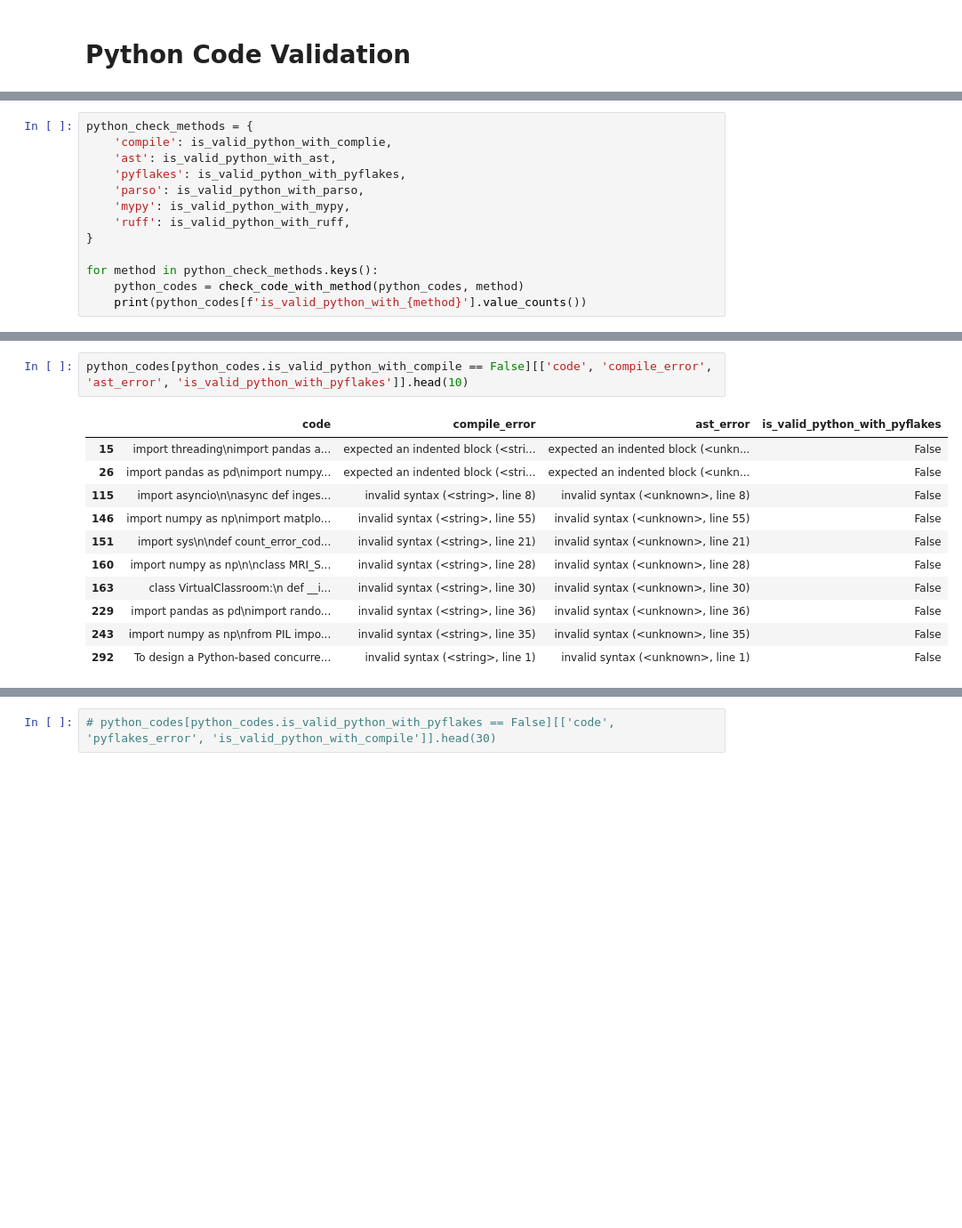
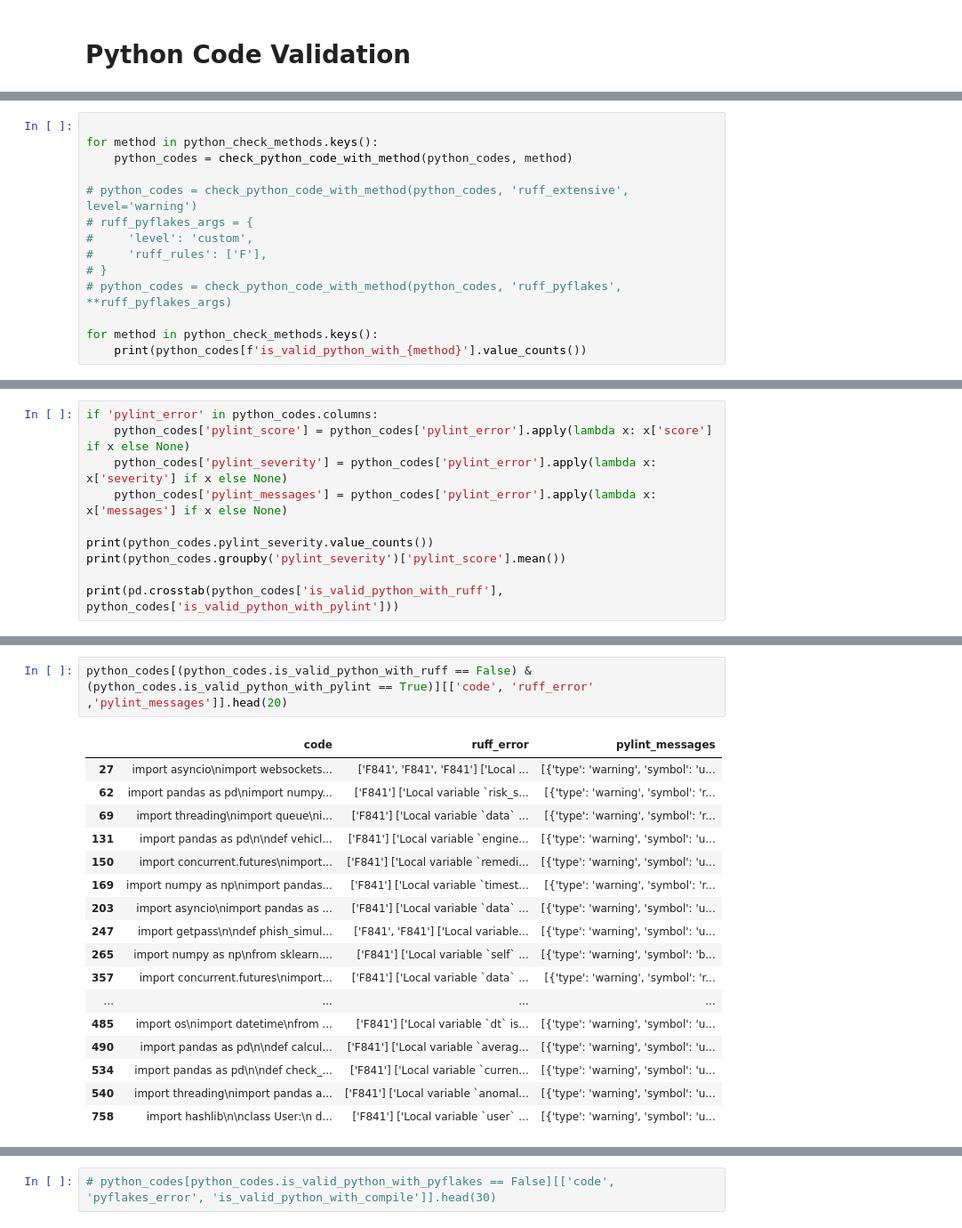
Before and after one commit to gretelai/navigator-helpers, a Jupyter notebook: experiments/code_validation/code_validation.ipynb, the cells around one changed output, grey strips where cells are left out. Shown at 89% size. Cells and saved outputs as stored; diff of their text form; blank space fills up the shorter version.

Commit message:
add pylint

```diff
--- a/experiments/code_validation/code_validation.ipynb
+++ b/experiments/code_validation/code_validation.ipynb
@@ -544,14 +505 @@ def check_code_with_method(df, method='compile', language='python'):
     return df
-# %%
-python_check_methods = {
-    'compile': is_valid_python_with_complie,
-    'ast': is_valid_python_with_ast,
-    'pyflakes': is_valid_python_with_pyflakes,
-    'parso': is_valid_python_with_parso,
-    'mypy': is_valid_python_with_mypy,
-    'ruff': is_valid_python_with_ruff,
-}
-
-for method in python_check_methods.keys():
-    python_codes = check_code_with_method(python_codes, method)
-    print(python_codes[f'is_valid_python_with_{method}'].value_counts())
@@ -577,0 +506,14 @@ Name: count, dtype: int64
+# %%
+
+for method in python_check_methods.keys():
+    python_codes = check_python_code_with_method(python_codes, method)
+
+# python_codes = check_python_code_with_method(python_codes, 'ruff_extensive', level='warning')
+# ruff_pyflakes_args = {
+#     'level': 'custom',
+#     'ruff_rules': ['F'],
+# }
+# python_codes = check_python_code_with_method(python_codes, 'ruff_pyflakes', **ruff_pyflakes_args)
+
+for method in python_check_methods.keys():
+    print(python_codes[f'is_valid_python_with_{method}'].value_counts())
@@ -577,0 +526,10 @@ Name: count, dtype: int64
+# %%
+if 'pylint_error' in python_codes.columns:
+    python_codes['pylint_score'] = python_codes['pylint_error'].apply(lambda x: x['score'] if x else None)
+    python_codes['pylint_severity'] = python_codes['pylint_error'].apply(lambda x: x['severity'] if x else None)
+    python_codes['pylint_messages'] = python_codes['pylint_error'].apply(lambda x: x['messages'] if x else None)
+
+print(python_codes.pylint_severity.value_counts())
+print(python_codes.groupby('pylint_severity')['pylint_score'].mean())
+
+print(pd.crosstab(python_codes['is_valid_python_with_ruff'], python_codes['is_valid_python_with_pylint']))
@@ -578,14 +578,20 @@ Name: count, dtype: int64
 # %%
-python_codes[python_codes.is_valid_python_with_compile == False][['code', 'compile_error', 'ast_error', 'is_valid_python_with_pyflakes']].head(10)
+python_codes[(python_codes.is_valid_python_with_ruff == False) & (python_codes.is_valid_python_with_pylint == True)][['code', 'ruff_error' ,'pylint_messages']].head(20)
 # %% [output]
-|  | code | compile_error | ast_error | is_valid_python_with_pyflakes |
-| 15 | import threading\nimport pandas a... | expected an indented block (<stri... | expected an indented block (<unkn... | False |
-| 26 | import pandas as pd\nimport numpy... | expected an indented block (<stri... | expected an indented block (<unkn... | False |
-| 115 | import asyncio\n\nasync def inges... | invalid syntax (<string>, line 8) | invalid syntax (<unknown>, line 8) | False |
-| 146 | import numpy as np\nimport matplo... | invalid syntax (<string>, line 55) | invalid syntax (<unknown>, line 55) | False |
-| 151 | import sys\n\ndef count_error_cod... | invalid syntax (<string>, line 21) | invalid syntax (<unknown>, line 21) | False |
-| 160 | import numpy as np\n\nclass MRI_S... | invalid syntax (<string>, line 28) | invalid syntax (<unknown>, line 28) | False |
-| 163 | class VirtualClassroom:\n def __i... | invalid syntax (<string>, line 30) | invalid syntax (<unknown>, line 30) | False |
-| 229 | import pandas as pd\nimport rando... | invalid syntax (<string>, line 36) | invalid syntax (<unknown>, line 36) | False |
-| 243 | import numpy as np\nfrom PIL impo... | invalid syntax (<string>, line 35) | invalid syntax (<unknown>, line 35) | False |
-| 292 | To design a Python-based concurre... | invalid syntax (<string>, line 1) | invalid syntax (<unknown>, line 1) | False |
+|  | code | ruff_error | pylint_messages |
+| 27 | import asyncio\nimport websockets... | ['F841', 'F841', 'F841'] ['Local ... | [{'type': 'warning', 'symbol': 'u... |
+| 62 | import pandas as pd\nimport numpy... | ['F841'] ['Local variable `risk_s... | [{'type': 'warning', 'symbol': 'r... |
+| 69 | import threading\nimport queue\ni... | ['F841'] ['Local variable `data` ... | [{'type': 'warning', 'symbol': 'r... |
+| 131 | import pandas as pd\n\ndef vehicl... | ['F841'] ['Local variable `engine... | [{'type': 'warning', 'symbol': 'u... |
+| 150 | import concurrent.futures\nimport... | ['F841'] ['Local variable `remedi... | [{'type': 'warning', 'symbol': 'u... |
+| 169 | import numpy as np\nimport pandas... | ['F841'] ['Local variable `timest... | [{'type': 'warning', 'symbol': 'r... |
+| 203 | import asyncio\nimport pandas as ... | ['F841'] ['Local variable `data` ... | [{'type': 'warning', 'symbol': 'u... |
+| 247 | import getpass\n\ndef phish_simul... | ['F841', 'F841'] ['Local variable... | [{'type': 'warning', 'symbol': 'u... |
+| 265 | import numpy as np\nfrom sklearn.... | ['F841'] ['Local variable `self` ... | [{'type': 'warning', 'symbol': 'b... |
+| 357 | import concurrent.futures\nimport... | ['F841'] ['Local variable `data` ... | [{'type': 'warning', 'symbol': 'r... |
+| ... | ... | ... | ... |
+| 485 | import os\nimport datetime\nfrom ... | ['F841'] ['Local variable `dt` is... | [{'type': 'warning', 'symbol': 'u... |
+| 490 | import pandas as pd\n\ndef calcul... | ['F841'] ['Local variable `averag... | [{'type': 'warning', 'symbol': 'u... |
+| 534 | import pandas as pd\n\ndef check_... | ['F841'] ['Local variable `curren... | [{'type': 'warning', 'symbol': 'u... |
+| 540 | import threading\nimport pandas a... | ['F841'] ['Local variable `anomal... | [{'type': 'warning', 'symbol': 'u... |
+| 758 | import hashlib\n\nclass User:\n d... | ['F841'] ['Local variable `user` ... | [{'type': 'warning', 'symbol': 'u... |
```
Also changed, not shown: parts of 16 cells of this notebook, 1 other file.
